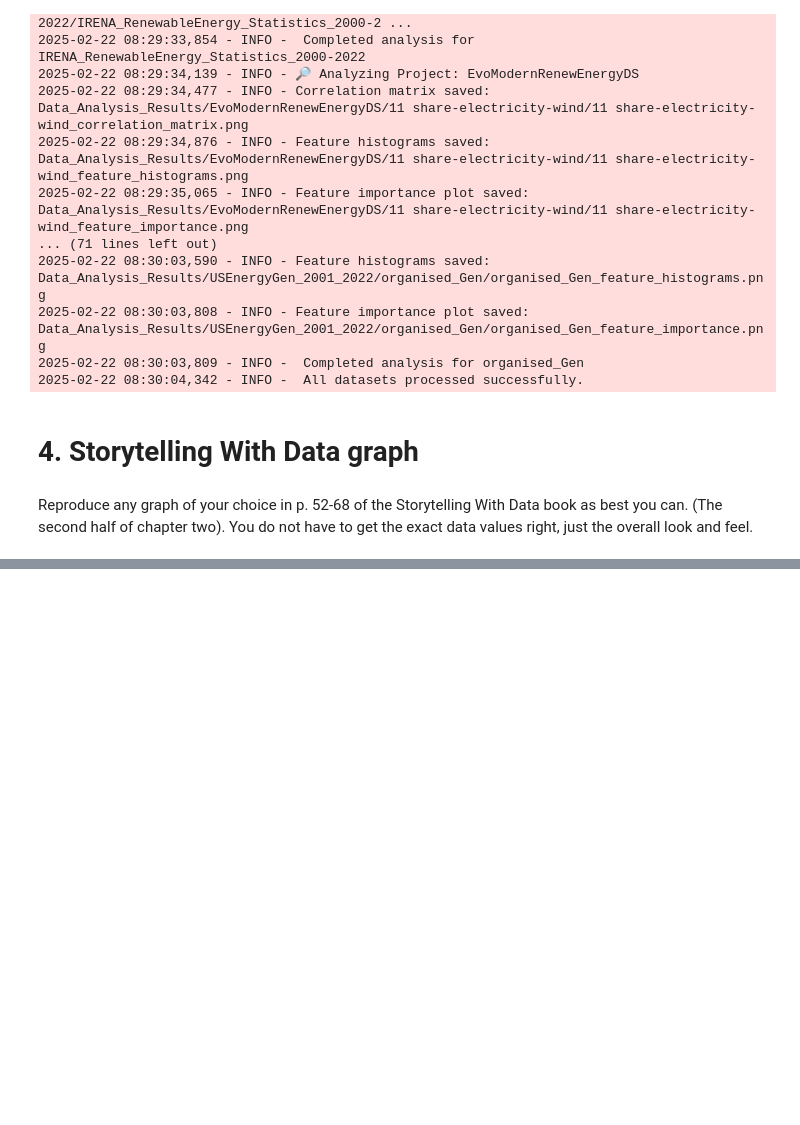
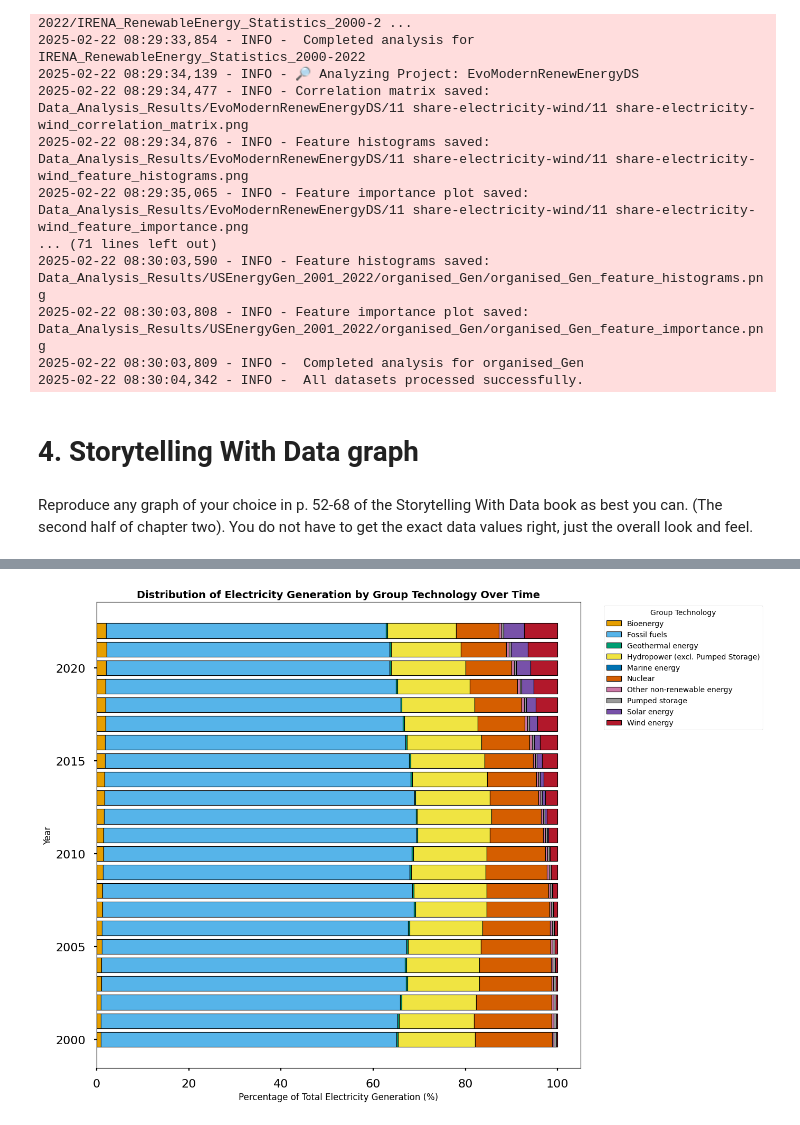
Before and after one commit to ndumay/Nic-Dumay-2025-spring-B2, a Jupyter notebook: ModB2-Week4-DuMay-Nic/Assignment-ModB2-Week4-DuMay-Nic.ipynb, the cells around one changed output, grey strips where cells are left out. Saved outputs shown, nothing was run; the diff lists cells and outputs as text; code cells hidden in the pictures; blank space fills up the shorter version.

```diff
--- a/ModB2-Week4-DuMay-Nic/Assignment-ModB2-Week4-DuMay-Nic.ipynb
+++ b/ModB2-Week4-DuMay-Nic/Assignment-ModB2-Week4-DuMay-Nic.ipynb
@@ -636,3 +652,20 @@ logging.info(" All datasets processed successfully.")
 # 4. Storytelling With Data graph
 # %% [markdown]
 Reproduce any graph of your choice in p. 52-68 of the Storytelling With Data book as best you can.  (The second half of chapter two).  You do not have to get the exact data values right, just the overall look and feel.
+# %%
+
+#Capture Column Names for Charting
+import pandas as pd
+
+#Load dataset with appropriate encoding
+dataset_path = "./GlobalRenewEnergyProd_2000_2022/IRENA_RenewableEnergy_Statistics_2000-2022.csv"
+
+try:
+    df = pd.read_csv(dataset_path, encoding='utf-8', low_memory=False)
+except UnicodeDecodeError:
+    df = pd.read_csv(dataset_path, encoding='ISO-8859-1', low_memory=False)
+
+# Print column names
+print("Column names in the dataset:")
+for col in df.columns:
+    print(f"- {col}")
@@ -638,0 +695,56 @@ Reproduce any graph of your choice in p. 52-68 of the Storytelling With Data boo
+# %%
+# When viewing catagorical data over time to visualize patterns/trends pages 58-59 of the Story Telling with Data: "Choosing and Effective Visual" outlines the use of horizontal stacked bar charts.
+import pandas as pd
+import matplotlib.pyplot as plt
+
+# Load dataset
+dataset_path = "./GlobalRenewEnergyProd_2000_2022/IRENA_RenewableEnergy_Statistics_2000-2022.csv"
+try:
+    df = pd.read_csv(dataset_path, encoding='utf-8', low_memory=False)
+except UnicodeDecodeError:
+    df = pd.read_csv(dataset_path, encoding='ISO-8859-1', low_memory=False)
+
+# Prepare data
+df = df[['Year', 'Group Technology', 'Electricity Generation (GWh)']].dropna()
+generation_by_year = df.groupby(['Year', 'Group Technology'])['Electricity Generation (GWh)'].sum().unstack(fill_value=0)
+percentage_share = generation_by_year.div(generation_by_year.sum(axis=1), axis=0) * 100
+
+# High-contrast color palette (color-blind friendly, distinct colors)
+color_palette = {
+    'Bioenergy': '#E69F00',      # Orange
+    'Fossil fuels': '#56B4E9',   # Light Blue
+    'Geothermal energy': '#009E73', # Green
+    'Hydropower (excl. Pumped Storage)': '#F0E442', # Yellow
+    'Marine energy': '#0072B2',  # Dark Blue
+    'Nuclear': '#D55E00',        # Vermilion
+    'Other non-renewable energy': '#CC79A7', # Pink
+    'Pumped storage': '#999999', # Grey
+    'Solar energy': '#7851A9',   # Royal Purple
+    'Wind energy': '#B2182B'     # Red
+}
+
+# Plotting
+fig, ax = plt.subplots(figsize=(14, 10))
+bottom = pd.Series([0] * len(percentage_share), index=percentage_share.index)
+
+for column in percentage_share.columns:
+    ax.barh(
+        percentage_share.index,
+        percentage_share[column],
+        left=bottom,
+        color=color_palette.get(column, '#CCCCCC'),
+        edgecolor='black',
+        linewidth=0.8,
+        label=column
+    )
+    bottom += percentage_share[column]
+
+# Aesthetics
+ax.set_xlabel('Percentage of Total Electricity Generation (%)', fontsize=12)
+ax.set_ylabel('Year', fontsize=12)
+ax.set_title('Distribution of Electricity Generation by Group Technology Over Time', fontsize=14, weight='bold')
+ax.legend(title='Group Technology', bbox_to_anchor=(1.04, 1), loc='upper left', fontsize=10)
+plt.tight_layout()
+plt.show()
+# %% [output]
+[figure, added]
```
Also changed, not shown: parts of 5 cells of this notebook, 57 other files.
